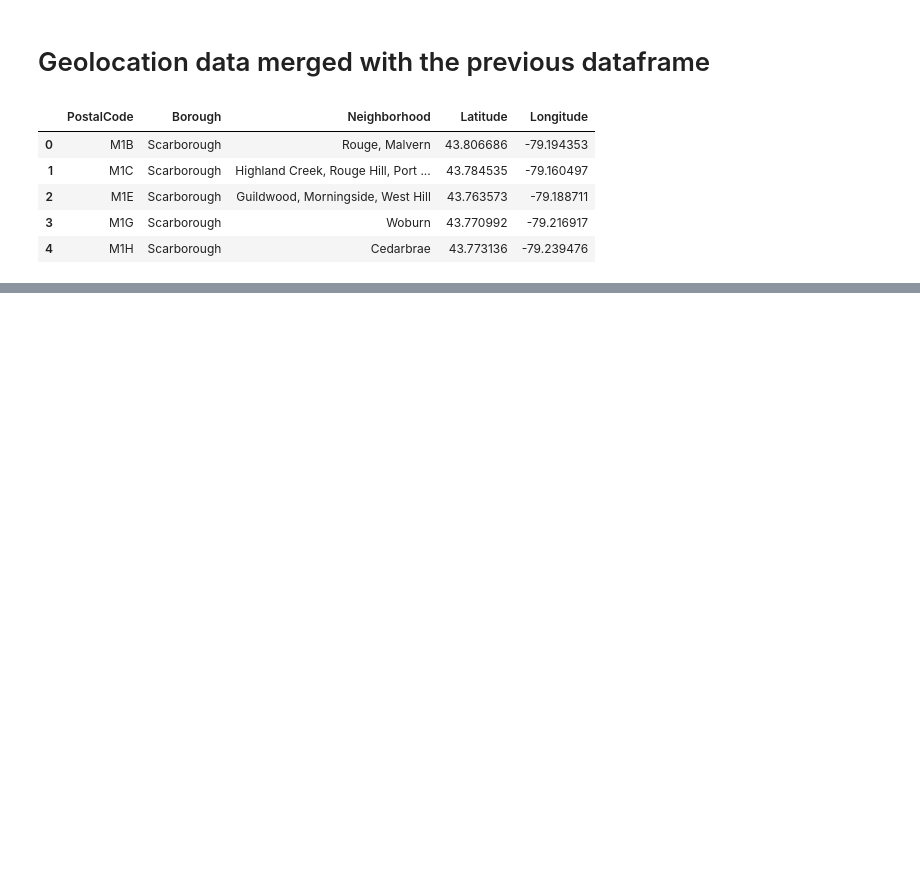
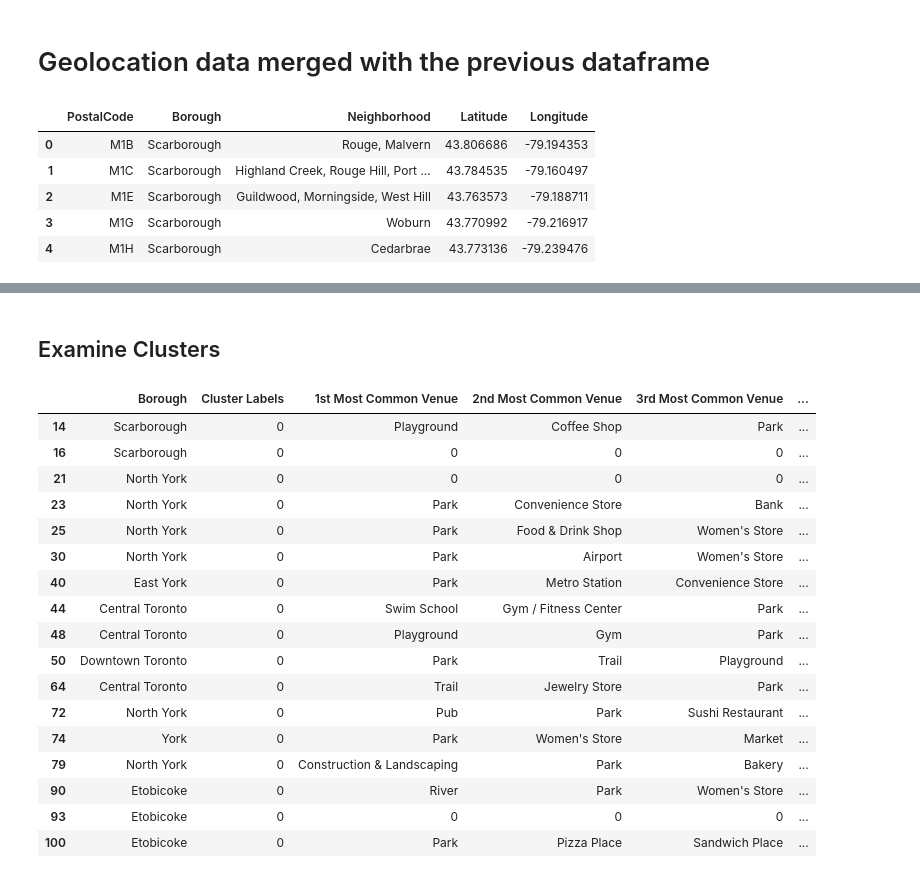
Before and after one commit to MetisXU/Coursera_Capstone-1, a Jupyter notebook: IBM_capstone_project.ipynb, the cells around one changed output, grey strips where cells are left out. Drawn from its saved outputs; the diff is of its cells as text; code cells hidden in the pictures; blank space fills up the shorter version.

Commit message:
used the foursquare api, made more dataframes and made clusters

```diff
--- a/IBM_capstone_project.ipynb
+++ b/IBM_capstone_project.ipynb
@@ -155,0 +313,3 @@ df_geo.head()
+# %%
+Toronto_grouped = Toronto_onehot.groupby('Neighborhood').mean().reset_index()
+Toronto_grouped
@@ -155,0 +372,6 @@ df_geo.head()
+# %%
+def return_most_common_venues(row, num_top_venues):
+    row_categories = row.iloc[1:]
+    row_categories_sorted = row_categories.sort_values(ascending=False)
+
+    return row_categories_sorted.index.values[0:num_top_venues]
@@ -155,0 +380,21 @@ df_geo.head()
+# %%
+num_top_venues = 10
+
+indicators = ['st', 'nd', 'rd']
+
+# create columns according to number of top venues
+columns = ['Neighborhood']
+for ind in np.arange(num_top_venues):
+    try:
+        columns.append('{}{} Most Common Venue'.format(ind+1, indicators[ind]))
+    except:
+        columns.append('{}th Most Common Venue'.format(ind+1))
+
+# create a new dataframe
+neighborhoods_venues_sorted = pd.DataFrame(columns=columns)
+neighborhoods_venues_sorted['Neighborhood'] = Toronto_grouped['Neighborhood']
+
+for ind in np.arange(Toronto_grouped.shape[0]):
+    neighborhoods_venues_sorted.iloc[ind, 1:] = return_most_common_venues(Toronto_grouped.iloc[ind, :], num_top_venues)
+
+neighborhoods_venues_sorted.head()
@@ -155,0 +429,12 @@ df_geo.head()
+# %%
+# add clustering labels
+#neighborhoods_venues_sorted.insert(0, 'Cluster Labels', kmeans.labels_)
+
+Toronto_merged = df_geo
+
+# merge toronto_grouped with toronto_data to add latitude/longitude for each neighborhood
+Toronto_merged = Toronto_merged.join(neighborhoods_venues_sorted.set_index('Neighborhood'), on='Neighborhood')
+Toronto_merged = Toronto_merged.fillna(0)
+Toronto_merged['Cluster Labels'] = Toronto_merged['Cluster Labels'].astype('int64')
+
+Toronto_merged.head() # check the last columns!
@@ -155,0 +479,23 @@ df_geo.head()
+# %% [markdown]
+## Examine Clusters
+# %%
+Toronto_merged.loc[Toronto_merged['Cluster Labels'] == 0, Toronto_merged.columns[[1] + list(range(5, Toronto_merged.shape[1]))]]
+# %% [output]
+|  | Borough | Cluster Labels | 1st Most Common Venue | 2nd Most Common Venue | 3rd Most Common Venue | ... |
+| 14 | Scarborough | 0 | Playground | Coffee Shop | Park | ... |
+| 16 | Scarborough | 0 | 0 | 0 | 0 | ... |
+| 21 | North York | 0 | 0 | 0 | 0 | ... |
+| 23 | North York | 0 | Park | Convenience Store | Bank | ... |
+| 25 | North York | 0 | Park | Food & Drink Shop | Women's Store | ... |
+| 30 | North York | 0 | Park | Airport | Women's Store | ... |
+| 40 | East York | 0 | Park | Metro Station | Convenience Store | ... |
+| 44 | Central Toronto | 0 | Swim School | Gym / Fitness Center | Park | ... |
+| 48 | Central Toronto | 0 | Playground | Gym | Park | ... |
+| 50 | Downtown Toronto | 0 | Park | Trail | Playground | ... |
+| 64 | Central Toronto | 0 | Trail | Jewelry Store | Park | ... |
+| 72 | North York | 0 | Pub | Park | Sushi Restaurant | ... |
+| 74 | York | 0 | Park | Women's Store | Market | ... |
+| 79 | North York | 0 | Construction & Landscaping | Park | Bakery | ... |
+| 90 | Etobicoke | 0 | River | Park | Women's Store | ... |
+| 93 | Etobicoke | 0 | 0 | 0 | 0 | ... |
+| 100 | Etobicoke | 0 | Park | Pizza Place | Sandwich Place | ... |
```
Also changed, not shown: parts of 35 cells of this notebook.
